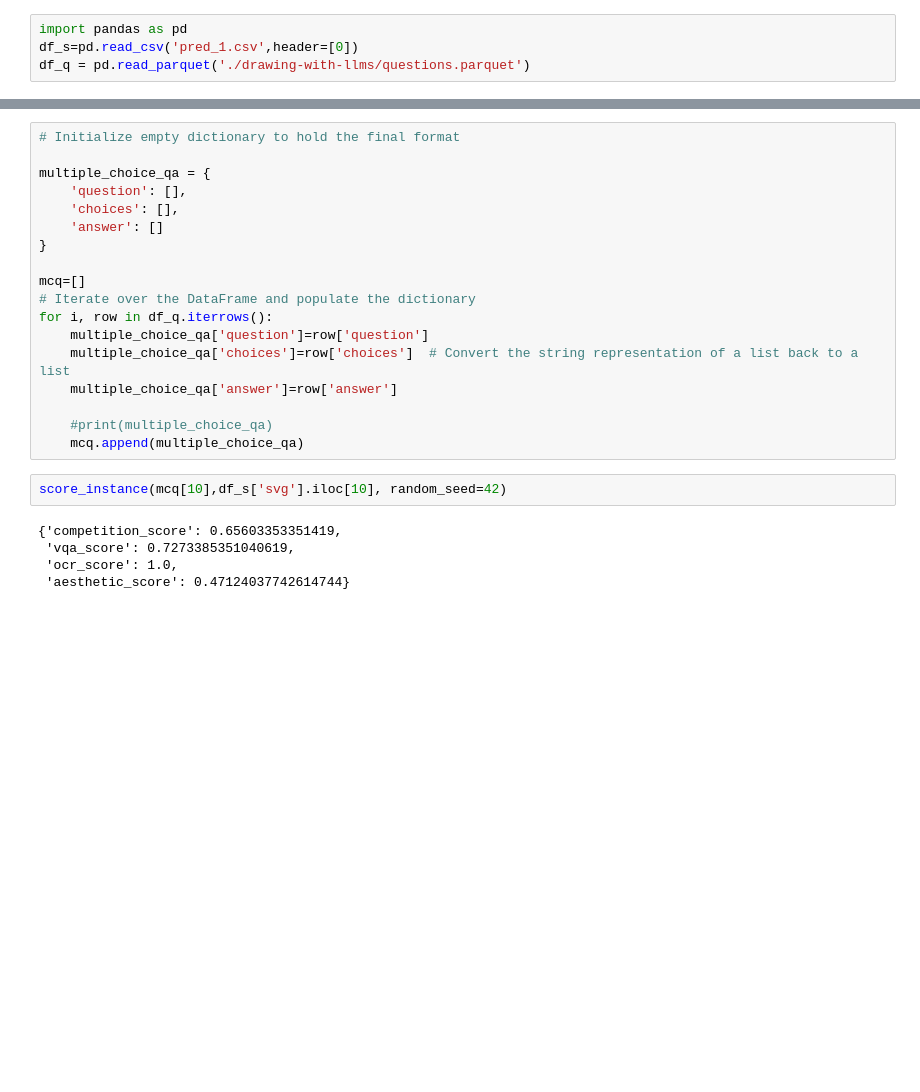
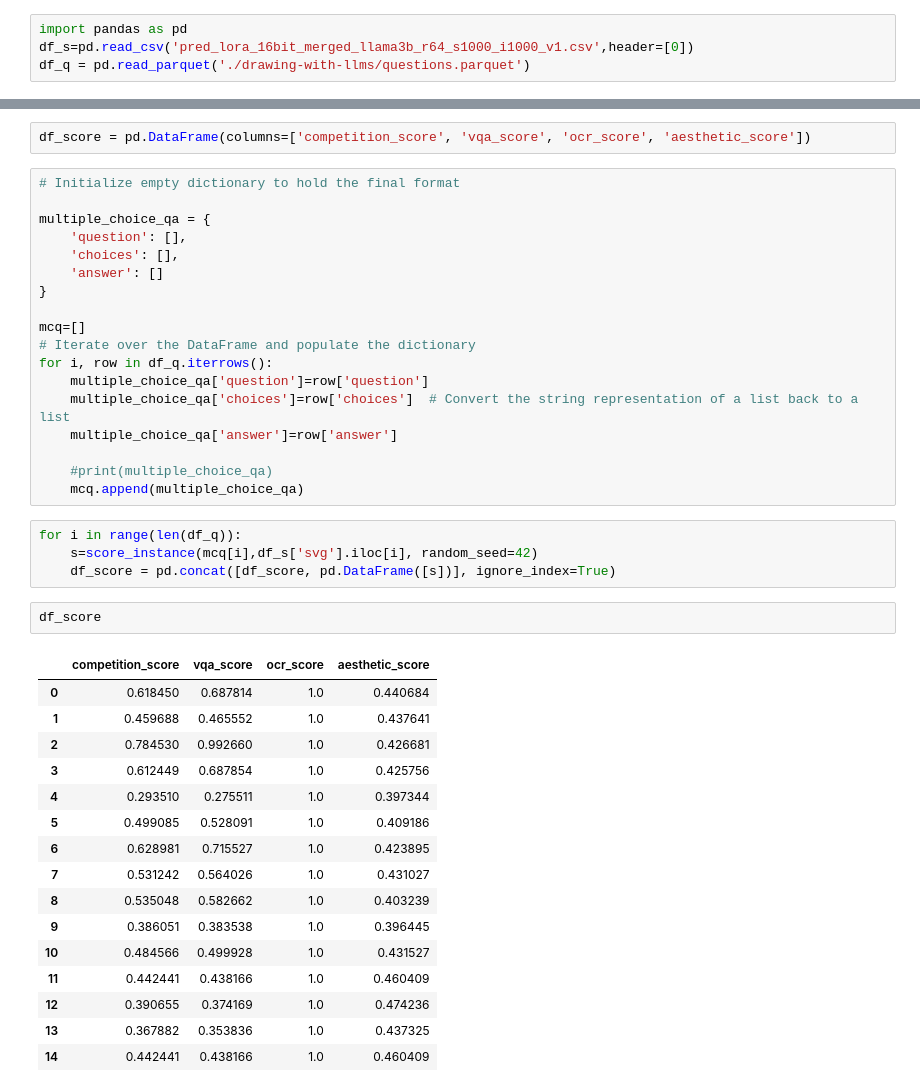
Before and after one commit to svk-123/Drawing_with_LLMs, a Jupyter notebook: Notebook_05e_eval_new_metric.ipynb, the cells around one changed output, grey strips where cells are left out. Drawn from its saved outputs; the diff is of its cells as text; blank space fills up the shorter version.

Commit message:
eval score update

```diff
--- a/Notebook_05e_eval_new_metric.ipynb
+++ b/Notebook_05e_eval_new_metric.ipynb
@@ -681,7 +685,7 @@ class ImageProcessor:
         )
 # %%
 import pandas as pd
-df_s=pd.read_csv('pred_1.csv',header=[0])
+df_s=pd.read_csv('pred_lora_16bit_merged_llama3b_r64_s1000_i1000_v1.csv',header=[0])
 df_q = pd.read_parquet('./drawing-with-llms/questions.parquet')
 # %%
 # import json
@@ -700,6 +704,8 @@ df_q = df_q.groupby("id").agg(
     choices=("choices", lambda x: [list(i) for i in x]),
     answer=("answer", lambda x: list(x))
 ).reset_index()
+# %%
+df_score = pd.DataFrame(columns=['competition_score', 'vqa_score', 'ocr_score', 'aesthetic_score'])
 # %%
 # Initialize empty dictionary to hold the final format
 
@@ -719,9 +725,25 @@ for i, row in df_q.iterrows():
     #print(multiple_choice_qa)
     mcq.append(multiple_choice_qa)
 # %%
-score_instance(mcq[10],df_s['svg'].iloc[10], random_seed=42)
+for i in range(len(df_q)):
+    s=score_instance(mcq[i],df_s['svg'].iloc[i], random_seed=42)
+    df_score = pd.concat([df_score, pd.DataFrame([s])], ignore_index=True)
-# %% [output]
-{'competition_score': 0.65603353351419,
- 'vqa_score': 0.7273385351040619,
- 'ocr_score': 1.0,
- 'aesthetic_score': 0.47124037742614744}
+# %%
+df_score
+# %% [output]
+|  | competition_score | vqa_score | ocr_score | aesthetic_score |
+| 0 | 0.618450 | 0.687814 | 1.0 | 0.440684 |
+| 1 | 0.459688 | 0.465552 | 1.0 | 0.437641 |
+| 2 | 0.784530 | 0.992660 | 1.0 | 0.426681 |
+| 3 | 0.612449 | 0.687854 | 1.0 | 0.425756 |
+| 4 | 0.293510 | 0.275511 | 1.0 | 0.397344 |
+| 5 | 0.499085 | 0.528091 | 1.0 | 0.409186 |
+| 6 | 0.628981 | 0.715527 | 1.0 | 0.423895 |
+| 7 | 0.531242 | 0.564026 | 1.0 | 0.431027 |
+| 8 | 0.535048 | 0.582662 | 1.0 | 0.403239 |
+| 9 | 0.386051 | 0.383538 | 1.0 | 0.396445 |
+| 10 | 0.484566 | 0.499928 | 1.0 | 0.431527 |
+| 11 | 0.442441 | 0.438166 | 1.0 | 0.460409 |
+| 12 | 0.390655 | 0.374169 | 1.0 | 0.474236 |
+| 13 | 0.367882 | 0.353836 | 1.0 | 0.437325 |
+| 14 | 0.442441 | 0.438166 | 1.0 | 0.460409 |
```
Also changed, not shown: parts of 2 cells of this notebook, 3 other files.
